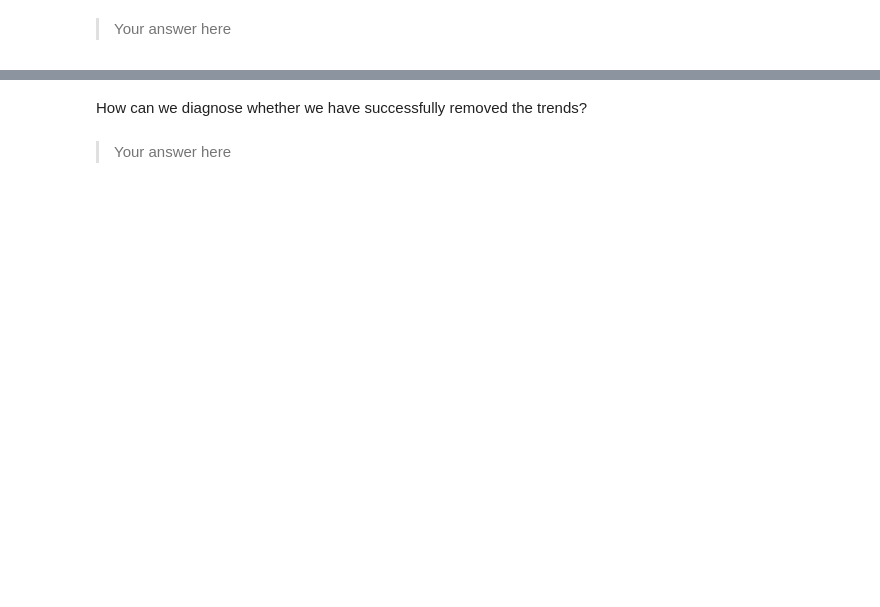
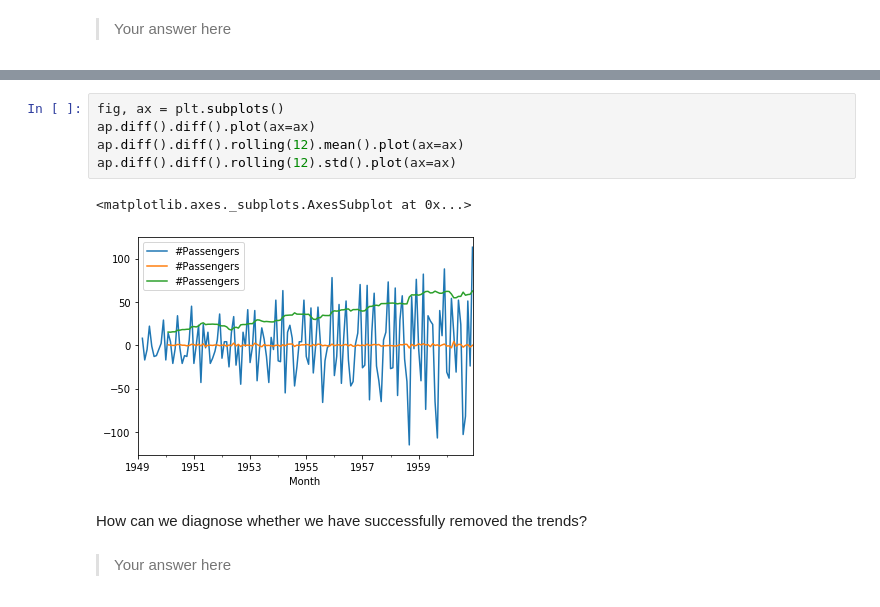
Before and after one commit to flatiron-school/dsc-live-ph4-assessment-review, a Jupyter notebook: index.ipynb, the cells around one changed output, grey strips where cells are left out. Saved outputs shown, nothing was run; the diff lists cells and outputs as text; blank space fills up the shorter version.

```diff
--- a/index.ipynb
+++ b/index.ipynb
@@ -258,3 +318,11 @@ What is the goal of removing those trends?
+# %%
+fig, ax = plt.subplots()
+ap.diff().diff().plot(ax=ax)
+ap.diff().diff().rolling(12).mean().plot(ax=ax)
+ap.diff().diff().rolling(12).std().plot(ax=ax)
+# %% [output]
+<matplotlib.axes._subplots.AxesSubplot at 0x...>
+[figure, added]
 # %% [markdown]
 How can we diagnose whether we have successfully removed the trends?
 # %% [markdown]
```
Also changed, not shown: parts of 30 cells of this notebook, 5 other files.
